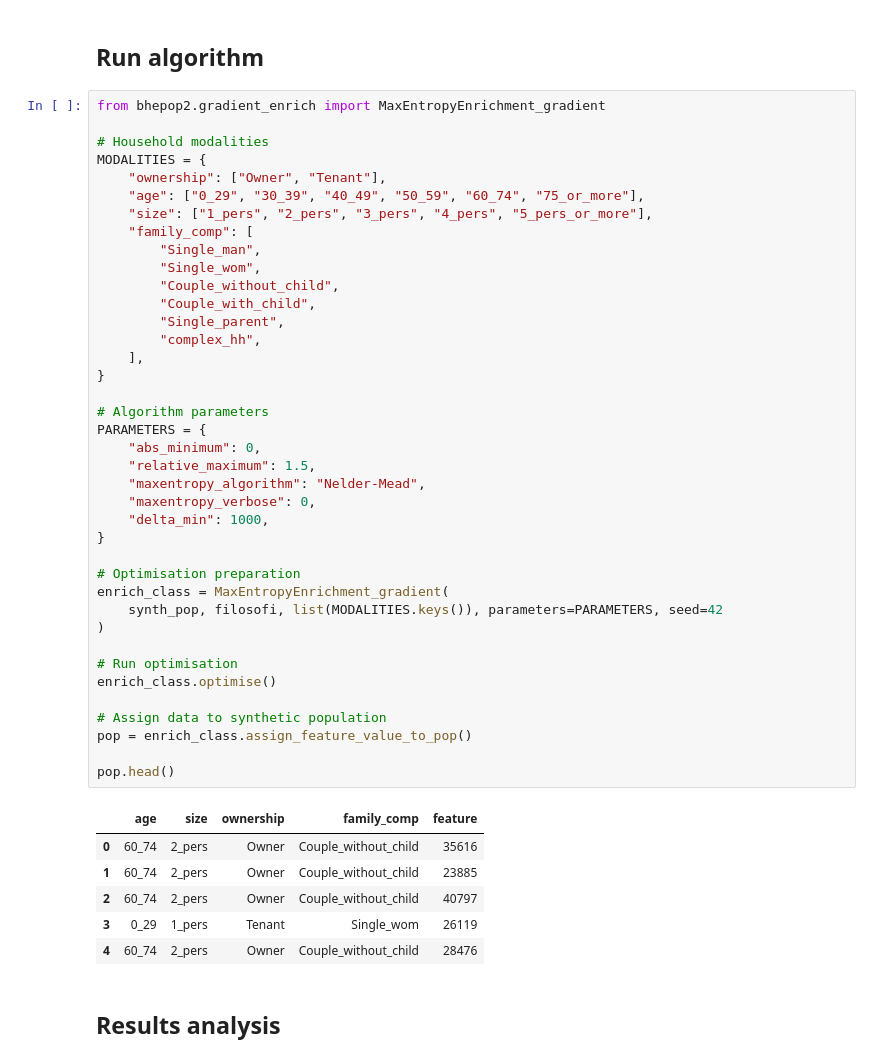
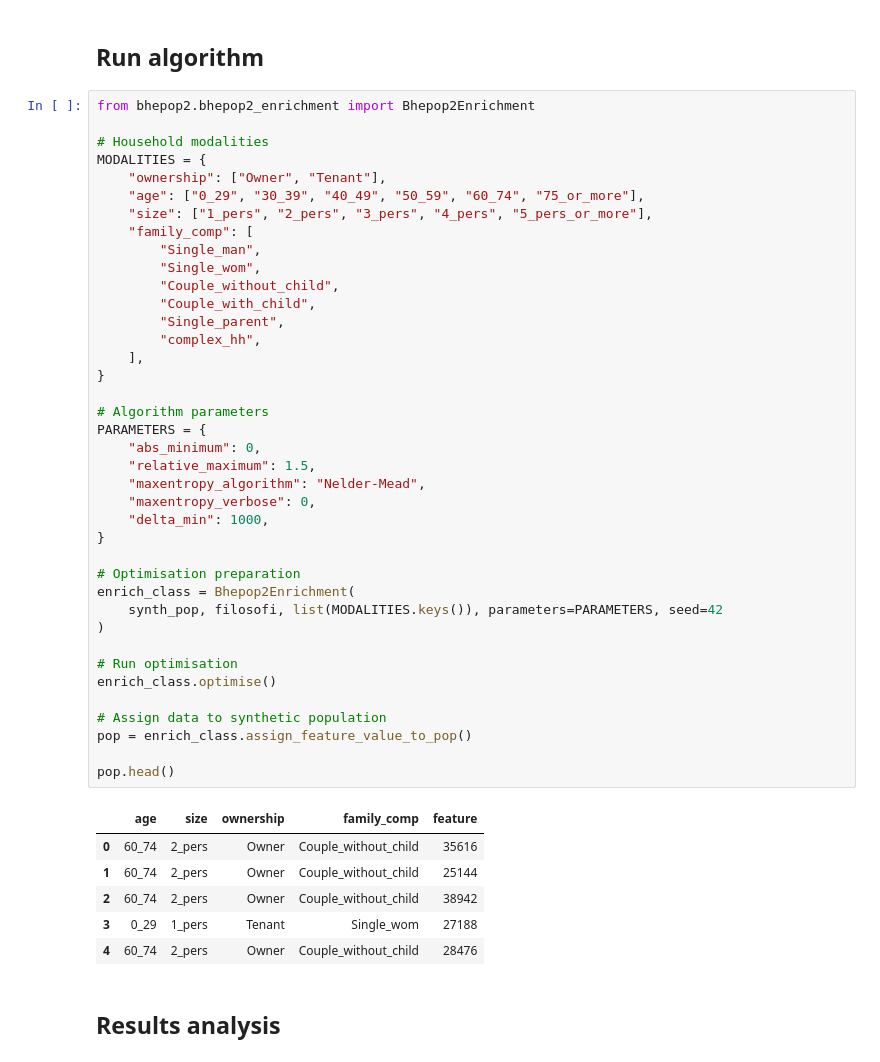
Before and after one commit to tellae/bhepop2, a Jupyter notebook: examples/demo.ipynb, the cells around one changed output. Drawn from its saved outputs; the diff is of its cells as text.

```diff
--- a/examples/demo.ipynb
+++ b/examples/demo.ipynb
@@ -53,7 +53,7 @@ filosofi.head()
 # %% [markdown]
 ## Run algorithm
 # %%
-from bhepop2.gradient_enrich import MaxEntropyEnrichment_gradient
+from bhepop2.bhepop2_enrichment import Bhepop2Enrichment
 
 # Household modalities
 MODALITIES = {
@@ -66,37 +66,37 @@ MODALITIES = {
         "Couple_without_child",
         "Couple_with_child",
         "Single_parent",
         "complex_hh",
     ],
 }
 
 # Algorithm parameters
 PARAMETERS = {
     "abs_minimum": 0,
     "relative_maximum": 1.5,
     "maxentropy_algorithm": "Nelder-Mead",
     "maxentropy_verbose": 0,
     "delta_min": 1000,
 }
 
 # Optimisation preparation
-enrich_class = MaxEntropyEnrichment_gradient(
+enrich_class = Bhepop2Enrichment(
     synth_pop, filosofi, list(MODALITIES.keys()), parameters=PARAMETERS, seed=42
 )
 
 # Run optimisation
 enrich_class.optimise()
 
 # Assign data to synthetic population
 pop = enrich_class.assign_feature_value_to_pop()
 
 pop.head()
 # %% [output]
 |  | age | size | ownership | family_comp | feature |
 | 0 | 60_74 | 2_pers | Owner | Couple_without_child | 35616 |
-| 1 | 60_74 | 2_pers | Owner | Couple_without_child | 23885 |
-| 2 | 60_74 | 2_pers | Owner | Couple_without_child | 40797 |
-| 3 | 0_29 | 1_pers | Tenant | Single_wom | 26119 |
+| 1 | 60_74 | 2_pers | Owner | Couple_without_child | 25144 |
+| 2 | 60_74 | 2_pers | Owner | Couple_without_child | 38942 |
+| 3 | 0_29 | 1_pers | Tenant | Single_wom | 27188 |
 | 4 | 60_74 | 2_pers | Owner | Couple_without_child | 28476 |
 # %% [markdown]
 ## Results analysis
```
Also changed, not shown: parts of 5 cells of this notebook, 11 other files.
